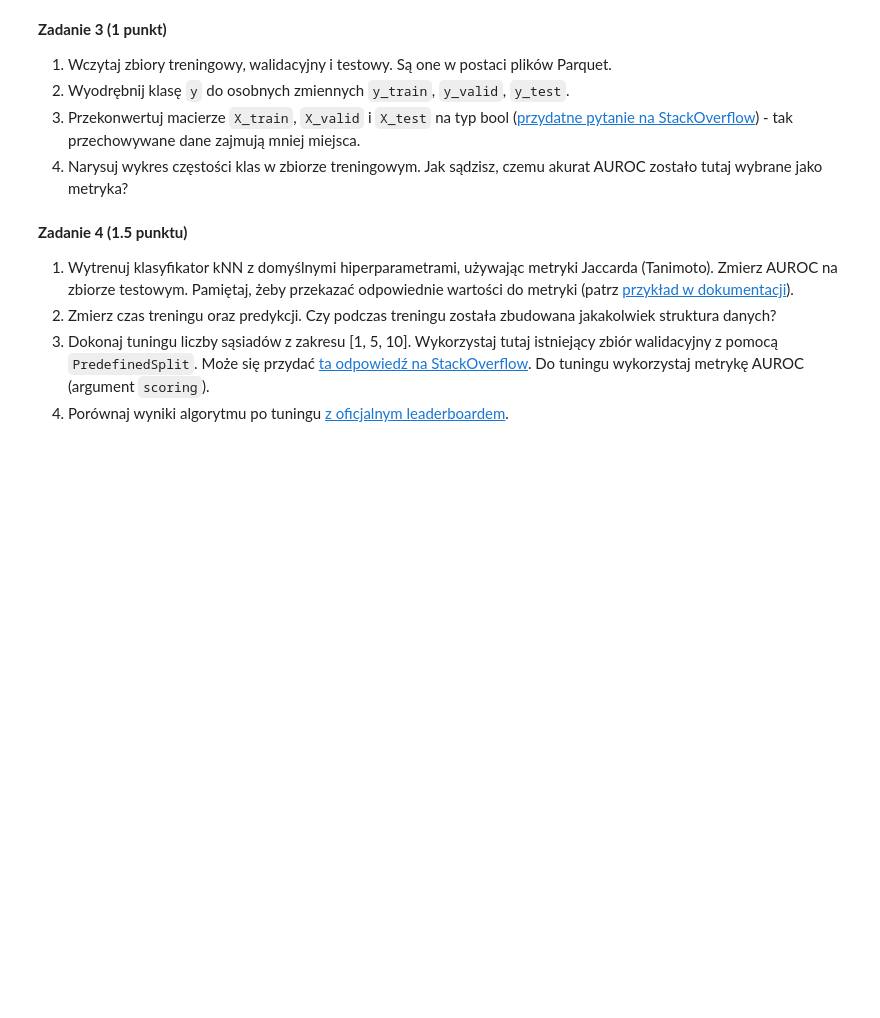
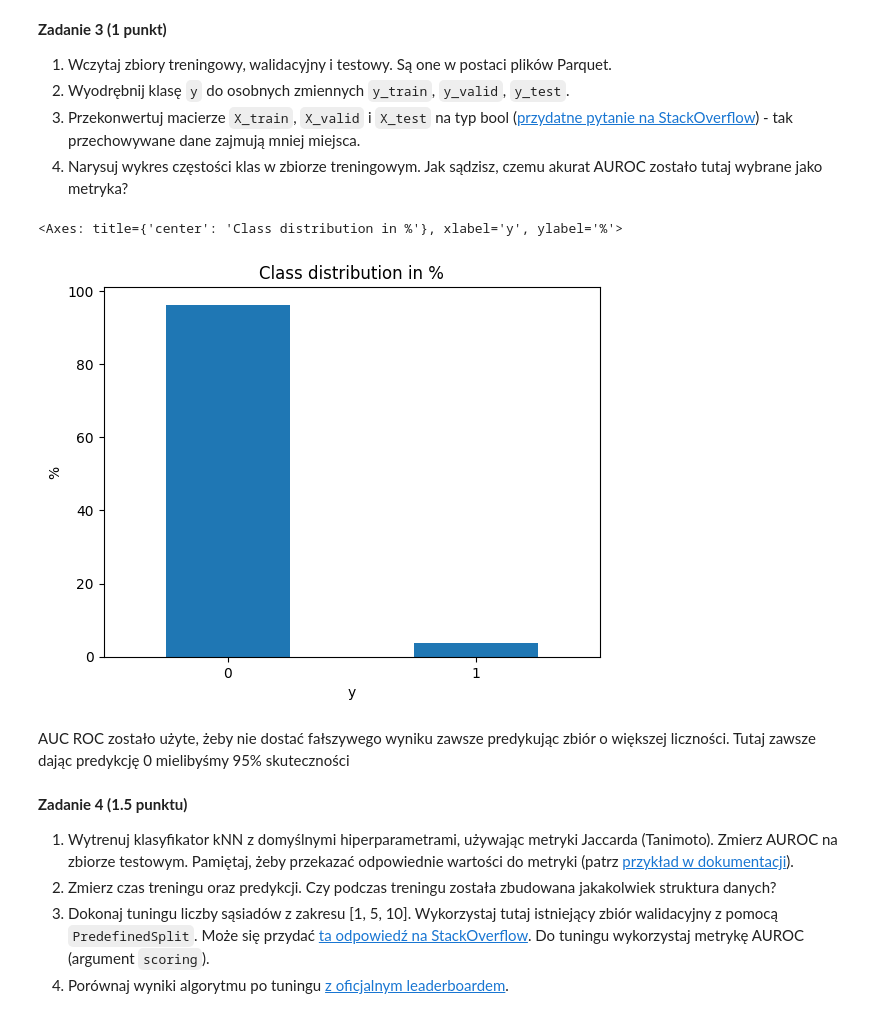
Before and after one commit to Spontaniczny/basics-of-machine-learning, a Jupyter notebook: lab2/notebook.ipynb, the cells around one changed output. Drawn from its saved outputs; the diff is of its cells as text; code cells hidden in the pictures; blank space fills up the shorter version.

```diff
--- a/lab2/notebook.ipynb
+++ b/lab2/notebook.ipynb
@@ -502,3 +502,11 @@ Jeżeli nie wiesz: mieszanie amoniaku i dowolnego kwasu, w tym octu, [tworzy chl
 2. Wyodrębnij klasę `y` do osobnych zmiennych `y_train`, `y_valid`, `y_test`.
 3. Przekonwertuj macierze `X_train`, `X_valid` i `X_test` na typ bool ([przydatne pytanie na StackOverflow](https://stackoverflow.com/questions/20373039/how-do-i-convert-a-numpy-matrix-into-a-boolean-matrix)) - tak przechowywane dane zajmują mniej miejsca.
 4. Narysuj wykres częstości klas w zbiorze treningowym. Jak sądzisz, czemu akurat AUROC zostało tutaj wybrane jako metryka?
+# %%
+X_train = pd.read_parquet("mol_hiv_train.parquet")
+X_valid = pd.read_parquet("mol_hiv_valid.parquet")
+X_test = pd.read_parquet("mol_hiv_test.parquet")
+# %%
+y_train = X_train.pop("y")
+y_valid = X_valid.pop("y")
+y_test = X_test.pop("y")
@@ -505,3 +517,13 @@ Jeżeli nie wiesz: mieszanie amoniaku i dowolnego kwasu, w tym octu, [tworzy chl
+# %%
+n = len(y_train)
+counted = y_train.value_counts().sort_index()
+counted = counted / n * 100
+counted.plot.bar(title = "Class distribution in %", ylabel = "%", rot=0)
+# %% [output]
+<Axes: title={'center': 'Class distribution in %'}, xlabel='y', ylabel='%'>
+[figure, added]
+# %% [markdown]
+AUC ROC zostało użyte, żeby nie dostać fałszywego wyniku zawsze predykując zbiór o większej liczności. Tutaj zawsze dając predykcję 0 mielibyśmy 95% skuteczności
 # %% [markdown]
 **Zadanie 4 (1.5 punktu)**
 
```
Also changed, not shown: parts of 23 cells of this notebook.
